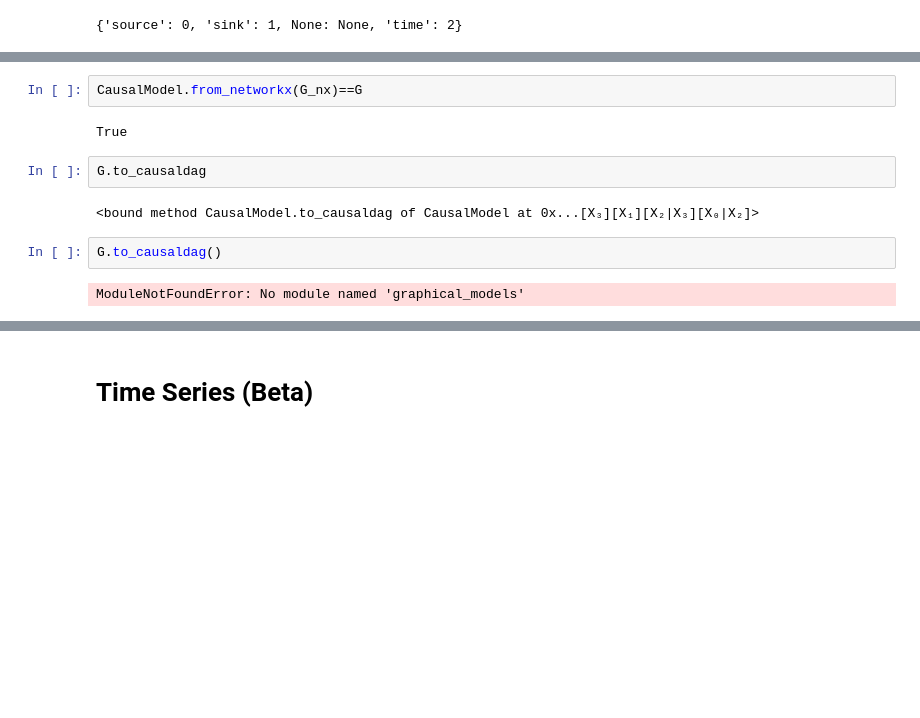
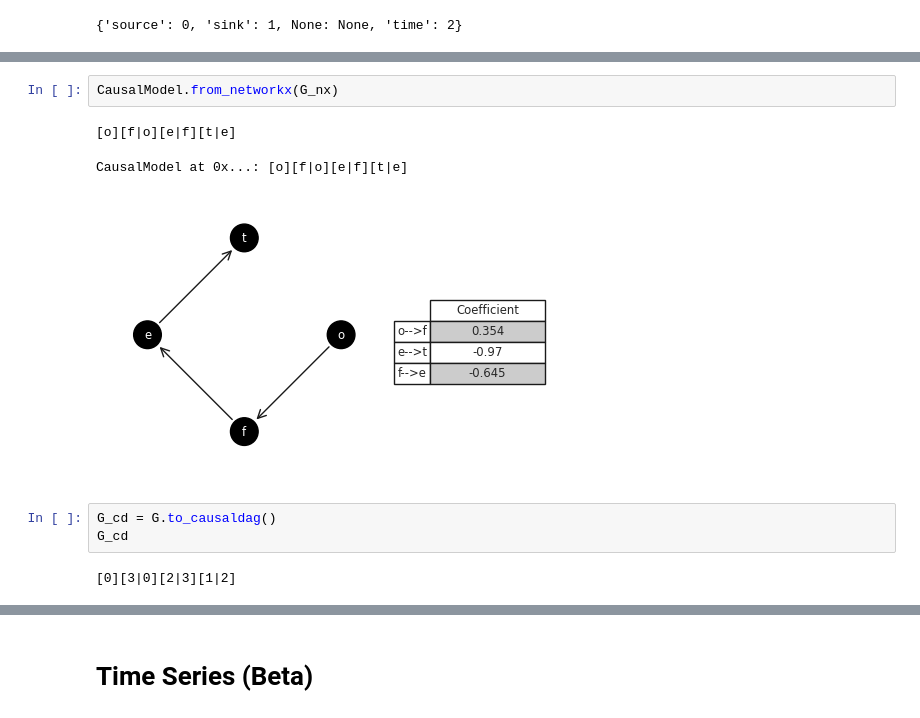
Before and after one commit to rebeccaherman1/UUMCdata, a Jupyter notebook: examples/example.ipynb, the cells around one changed output, grey strips where cells are left out. Drawn from its saved outputs; the diff is of its cells as text; blank space fills up the shorter version.

```diff
--- a/examples/example.ipynb
+++ b/examples/example.ipynb
@@ -416,12 +430,11 @@ nx.draw(G_nx)
 # %%
-CausalModel.from_networkx(G_nx)==G
+CausalModel.from_networkx(G_nx)
 # %% [output]
-True
+[o][f|o][e|f][t|e]
+CausalModel at 0x...: [o][f|o][e|f][t|e]
+[figure, added]
-# %%
-G.to_causaldag
-# %% [output]
-<bound method CausalModel.to_causaldag of CausalModel at 0x...[X₃][X₁][X₂|X₃][X₀|X₂]>
 # %%
-G.to_causaldag()
+G_cd = G.to_causaldag()
+G_cd
 # %% [output]
-ModuleNotFoundError: No module named 'graphical_models'
+[0][3|0][2|3][1|2]
```
Also changed, not shown: parts of 39 cells of this notebook.
